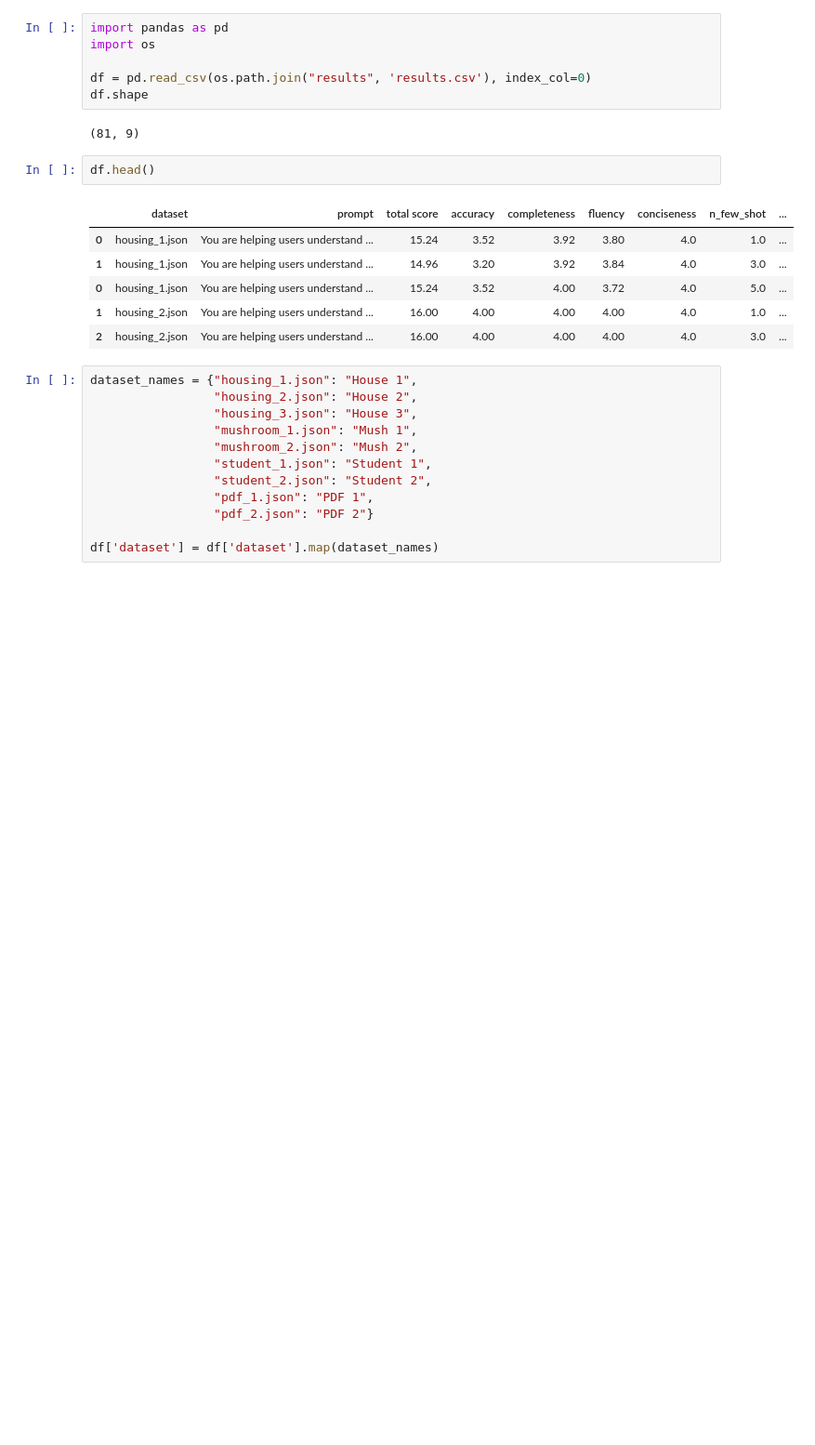
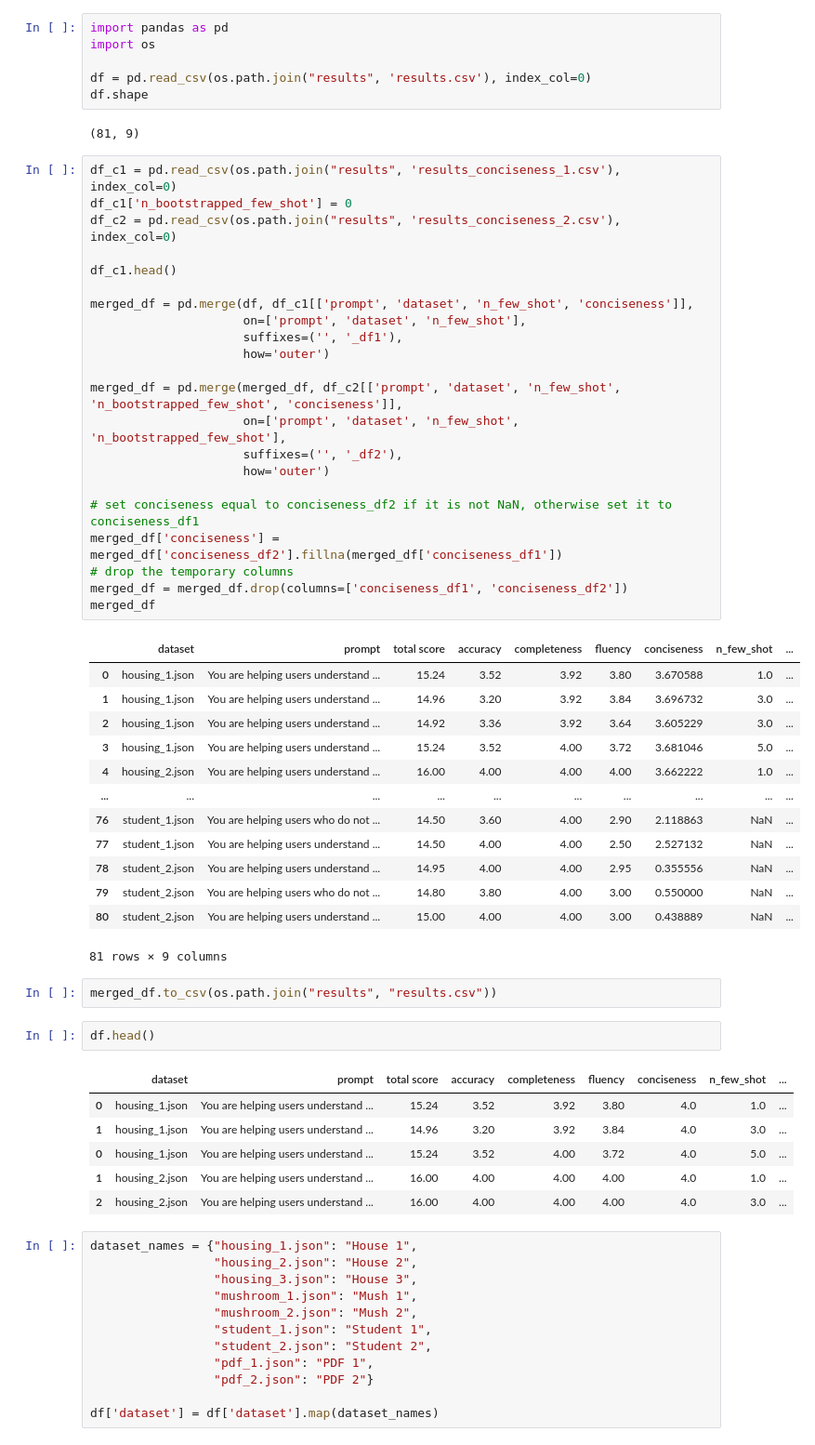
Before and after one commit to sibyl-dev/Explingo, a Jupyter notebook: full-experiment/evaluate_results.ipynb, the cells around one changed output. Shown: that part at 93% size. Drawn from its saved outputs; the diff is of its cells as text; blank space fills up the shorter version.

Commit message:
Merging in conciseness results

```diff
--- a/full-experiment/evaluate_results.ipynb
+++ b/full-experiment/evaluate_results.ipynb
@@ -6,6 +6,44 @@ df = pd.read_csv(os.path.join("results", 'results.csv'), index_col=0)
 df.shape
 # %% [output]
 (81, 9)
+# %%
+df_c1 = pd.read_csv(os.path.join("results", 'results_conciseness_1.csv'), index_col=0)
+df_c1['n_bootstrapped_few_shot'] = 0
+df_c2 = pd.read_csv(os.path.join("results", 'results_conciseness_2.csv'), index_col=0)
+
+df_c1.head()
+
+merged_df = pd.merge(df, df_c1[['prompt', 'dataset', 'n_few_shot', 'conciseness']],
+                     on=['prompt', 'dataset', 'n_few_shot'],
+                     suffixes=('', '_df1'),
+                     how='outer')
+
+merged_df = pd.merge(merged_df, df_c2[['prompt', 'dataset', 'n_few_shot', 'n_bootstrapped_few_shot', 'conciseness']],
+                     on=['prompt', 'dataset', 'n_few_shot', 'n_bootstrapped_few_shot'],
+                     suffixes=('', '_df2'),
+                     how='outer')
+
+# set conciseness equal to conciseness_df2 if it is not NaN, otherwise set it to conciseness_df1
+merged_df['conciseness'] = merged_df['conciseness_df2'].fillna(merged_df['conciseness_df1'])
+# drop the temporary columns
+merged_df = merged_df.drop(columns=['conciseness_df1', 'conciseness_df2'])
+merged_df
+# %% [output]
+|  | dataset | prompt | total score | accuracy | completeness | fluency | conciseness | n_few_shot | ... |
+| 0 | housing_1.json | You are helping users understand ... | 15.24 | 3.52 | 3.92 | 3.80 | 3.670588 | 1.0 | ... |
+| 1 | housing_1.json | You are helping users understand ... | 14.96 | 3.20 | 3.92 | 3.84 | 3.696732 | 3.0 | ... |
+| 2 | housing_1.json | You are helping users understand ... | 14.92 | 3.36 | 3.92 | 3.64 | 3.605229 | 3.0 | ... |
+| 3 | housing_1.json | You are helping users understand ... | 15.24 | 3.52 | 4.00 | 3.72 | 3.681046 | 5.0 | ... |
+| 4 | housing_2.json | You are helping users understand ... | 16.00 | 4.00 | 4.00 | 4.00 | 3.662222 | 1.0 | ... |
+| ... | ... | ... | ... | ... | ... | ... | ... | ... | ... |
+| 76 | student_1.json | You are helping users who do not ... | 14.50 | 3.60 | 4.00 | 2.90 | 2.118863 | NaN | ... |
+| 77 | student_1.json | You are helping users understand ... | 14.50 | 4.00 | 4.00 | 2.50 | 2.527132 | NaN | ... |
+| 78 | student_2.json | You are helping users understand ... | 14.95 | 4.00 | 4.00 | 2.95 | 0.355556 | NaN | ... |
+| 79 | student_2.json | You are helping users who do not ... | 14.80 | 3.80 | 4.00 | 3.00 | 0.550000 | NaN | ... |
+| 80 | student_2.json | You are helping users understand ... | 15.00 | 4.00 | 4.00 | 3.00 | 0.438889 | NaN | ... |
+81 rows × 9 columns
+# %%
+merged_df.to_csv(os.path.join("results", "results.csv"))
 # %%
 df.head()
 # %% [output]
```
Also changed, not shown: parts of 1 cell of this notebook, 7 other files.
